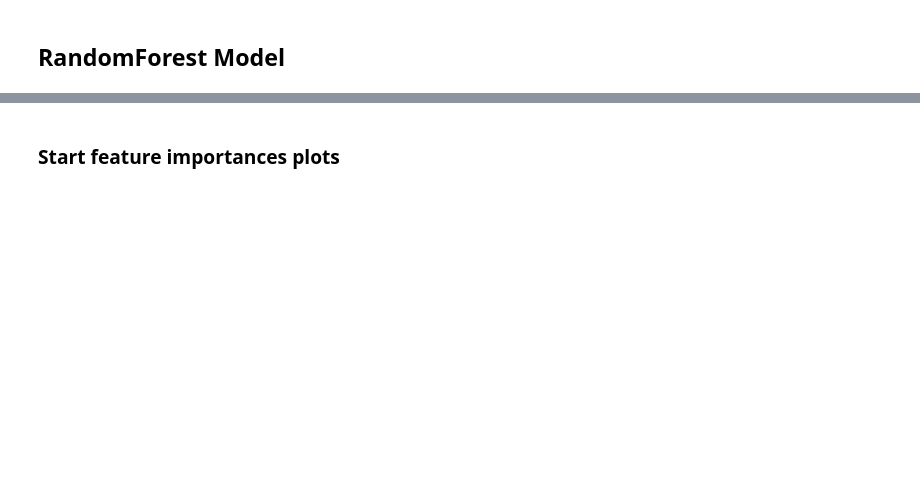
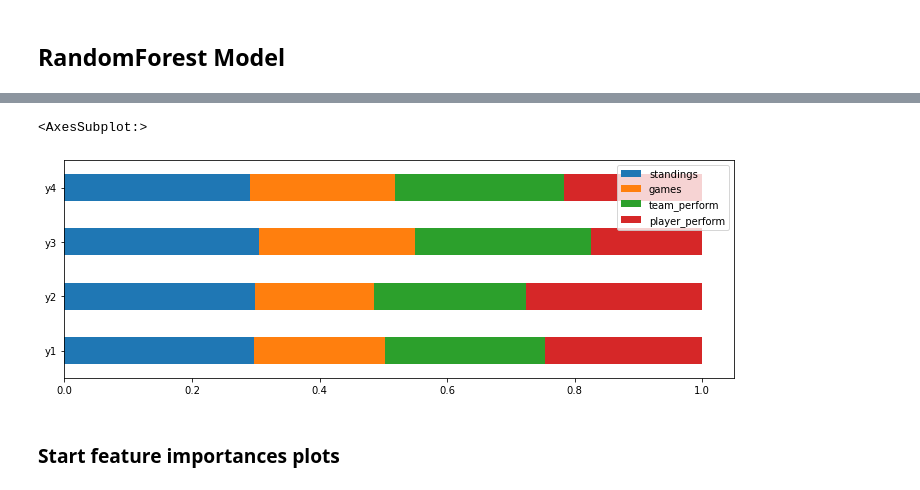
Before and after one commit to fatjudy/mlb-forecasting, a Jupyter notebook: Construct DataFrame.ipynb, the cells around one changed output, grey strips where cells are left out. Saved outputs shown, nothing was run; the diff lists cells and outputs as text; code cells hidden in the pictures; blank space fills up the shorter version.

```diff
--- a/Construct DataFrame.ipynb
+++ b/Construct DataFrame.ipynb
@@ -328,0 +499,4 @@ plt.plot(loaded_model.feature_importances_)
+# %%
+grouped_feature['target'] = grouped_feature.index
+# %%
+grouped_feature['sum'] = grouped_feature.sum(axis = 1)
@@ -329,3 +505,10 @@ plt.plot(loaded_model.feature_importances_)
+# %%
+grouped_feature = grouped_feature.drop(['sum'], axis = 1)
+# %%
+grouped_feature.plot(kind = 'barh', stacked = True, figsize = (12,4))
+# %% [output]
+<AxesSubplot:>
+[figure, added]
 # %% [markdown]
 ### Start feature importances plots
 # %%
```
Also changed, not shown: parts of 104 cells of this notebook, 3 other files.
